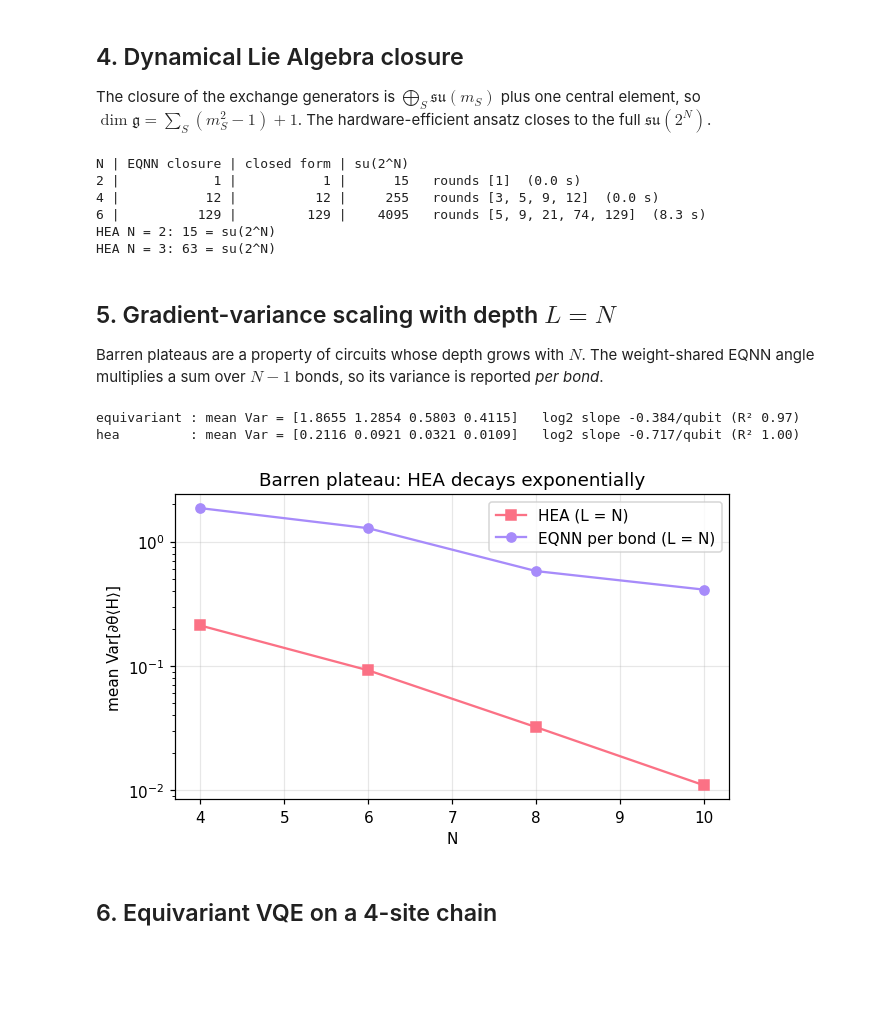
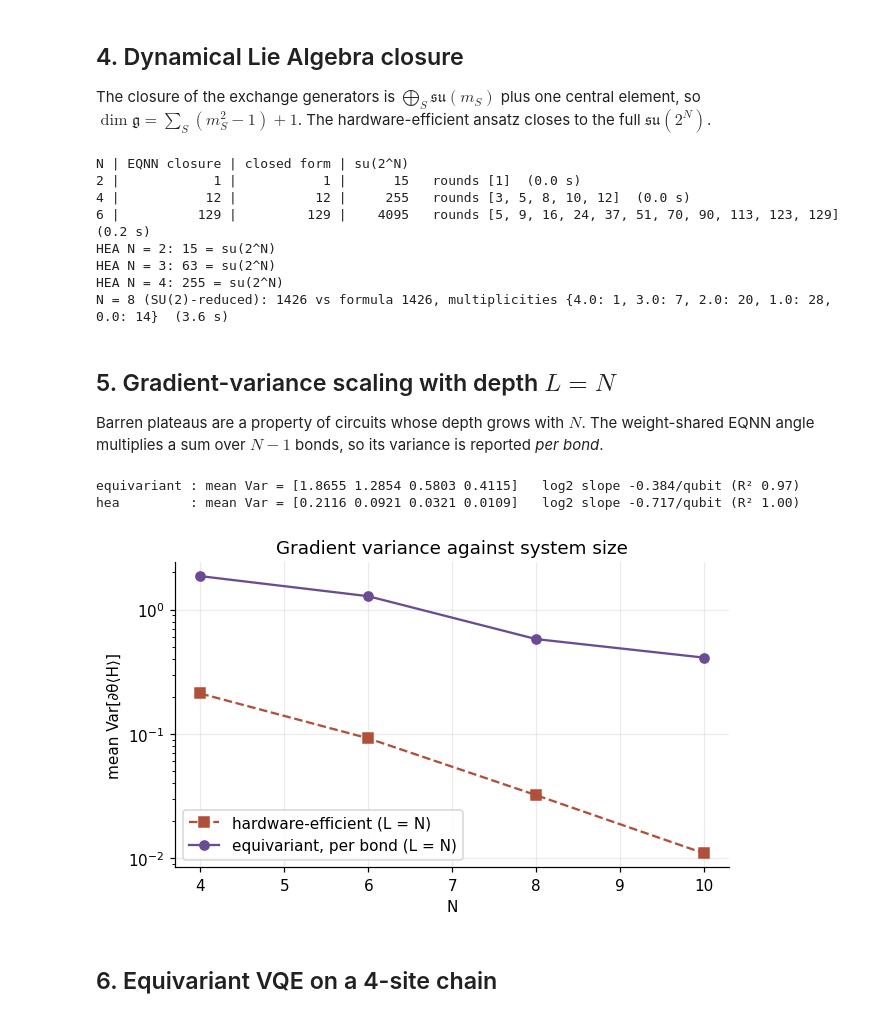
Before and after one commit to Jaspersands/geometric-qml-equivariance, a Jupyter notebook: notebooks/02_su2_equivariant_qnn_barren_plateaus.ipynb, the cells around one changed output. Drawn from its saved outputs; the diff is of its cells as text; code cells hidden in the pictures; blank space fills up the shorter version.

```diff
--- a/notebooks/02_su2_equivariant_qnn_barren_plateaus.ipynb
+++ b/notebooks/02_su2_equivariant_qnn_barren_plateaus.ipynb
@@ -24,6 +22,6 @@ from geometric_qml import (
     run_barren_plateau_scaling_study, EquivariantVQE, FermiHubbardChain,
     SycamoreEquivariantTranspiler, __version__,
 )
-plt.rcParams.update({"figure.dpi": 100, "axes.grid": True, "grid.alpha": 0.3})
+plt.rcParams.update({"figure.dpi": 100, "axes.grid": True, "grid.alpha": 0.25, "axes.spines.top": False, "axes.spines.right": False})
 print("geometric_qml", __version__)
 # %% [output]
@@ -105,16 +108,25 @@ for n in (2, 4, 6):
     t0 = time.time()
     r = analyze_ansatz(EquivariantQuantumAnsatz(n_qubits=n, n_layers=1, weight_sharing=False))
     print(f"{n} | {r['dla_dimension']:12d} | {equivariant_dla_dimension_formula(n):11d} | {4**n-1:7d}   rounds {r['iteration_dimensions']}  ({time.time()-t0:.1f} s)")
-for n in (2, 3):
+for n in (2, 3, 4):
     r = analyze_ansatz(HardwareEfficientAnsatz(n_qubits=n, n_layers=1))
     print(f"HEA N = {n}: {r['dla_dimension']} = su(2^N)")
+
+# N = 8 is out of reach for dense 65 536-dimensional vectors. Exchange generators are block diagonal
+# in the Schur basis, so the closure can run on the multiplicity-space blocks (1 430 numbers per element).
+from geometric_qml.dla import equivariant_dla_dimension_by_closure, spin_multiplicities
+t0 = time.time()
+r8 = equivariant_dla_dimension_by_closure([(i, i + 1) for i in range(7)], 8)
+print(f"N = 8 (SU(2)-reduced): {r8['dla_dimension']} vs formula {equivariant_dla_dimension_formula(8)}, multiplicities {spin_multiplicities(8)}  ({time.time()-t0:.1f} s)")
 # %% [output]
 N | EQNN closure | closed form | su(2^N)
 2 |            1 |           1 |      15   rounds [1]  (0.0 s)
-4 |           12 |          12 |     255   rounds [3, 5, 9, 12]  (0.0 s)
-6 |          129 |         129 |    4095   rounds [5, 9, 21, 74, 129]  (8.3 s)
+4 |           12 |          12 |     255   rounds [3, 5, 8, 10, 12]  (0.0 s)
+6 |          129 |         129 |    4095   rounds [5, 9, 16, 24, 37, 51, 70, 90, 113, 123, 129]  (0.2 s)
 HEA N = 2: 15 = su(2^N)
 HEA N = 3: 63 = su(2^N)
+HEA N = 4: 255 = su(2^N)
+N = 8 (SU(2)-reduced): 1426 vs formula 1426, multiplicities {4.0: 1, 3.0: 7, 2.0: 20, 1.0: 28, 0.0: 14}  (3.6 s)
 # %% [markdown]
 ## 5. Gradient-variance scaling with depth $L = N$
 
@@ -122,18 +134,18 @@ Barren plateaus are a property of circuits whose depth grows with $N$. The weigh
 # %%
 study = run_barren_plateau_scaling_study(qubit_list=[4, 6, 8, 10], n_samples=30, seed=42,
                                          ansatz_types=("equivariant", "hea"), depth="linear")
 for a in ("equivariant", "hea"):
     f = study["fits_mean"][a]
     print(f"{a:12s}: mean Var = {np.array(study['var_means'][a]).round(4)}   log2 slope {f['slope_log2']:+.3f}/qubit (R² {f['r2']:.2f})")
 fig, ax = plt.subplots(figsize=(6.5, 3.6))
-ax.semilogy(study["qubit_counts"], study["var_means"]["hea"], "s-", color="#fb7185", label="HEA (L = N)")
-ax.semilogy(study["qubit_counts"], study["var_means"]["equivariant"], "o-", color="#a78bfa", label="EQNN per bond (L = N)")
-ax.set_xlabel("N"); ax.set_ylabel("mean Var[∂θ⟨H⟩]"); ax.legend(); ax.set_title("Barren plateau: HEA decays exponentially")
+ax.semilogy(study["qubit_counts"], study["var_means"]["hea"], "s--", color="#b0503a", label="hardware-efficient (L = N)")
+ax.semilogy(study["qubit_counts"], study["var_means"]["equivariant"], "o-", color="#6a4c93", label="equivariant, per bond (L = N)")
+ax.set_xlabel("N"); ax.set_ylabel("mean Var[∂θ⟨H⟩]"); ax.legend(); ax.set_title("Gradient variance against system size")
 plt.show()
 # %% [output]
 equivariant : mean Var = [1.8655 1.2854 0.5803 0.4115]   log2 slope -0.384/qubit (R² 0.97)
 hea         : mean Var = [0.2116 0.0921 0.0321 0.0109]   log2 slope -0.717/qubit (R² 1.00)
-[figure, old version]
+[figure, new version]
 # %% [markdown]
 ## 6. Equivariant VQE on a 4-site chain
 # %%
```
Also changed, not shown: parts of 10 cells of this notebook, 7 other files.
